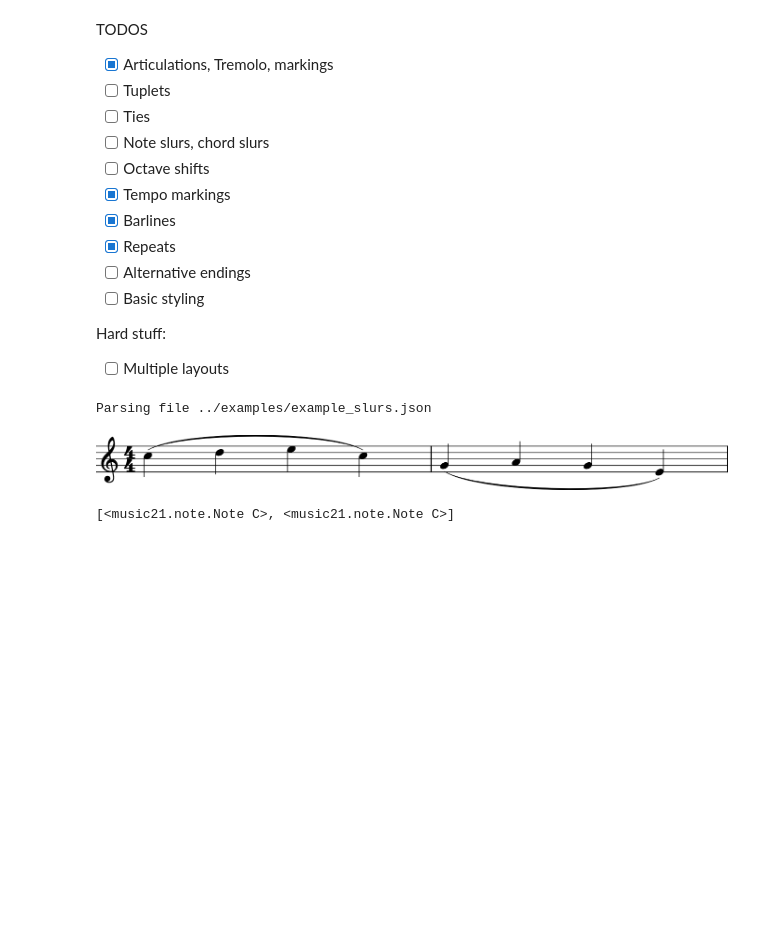
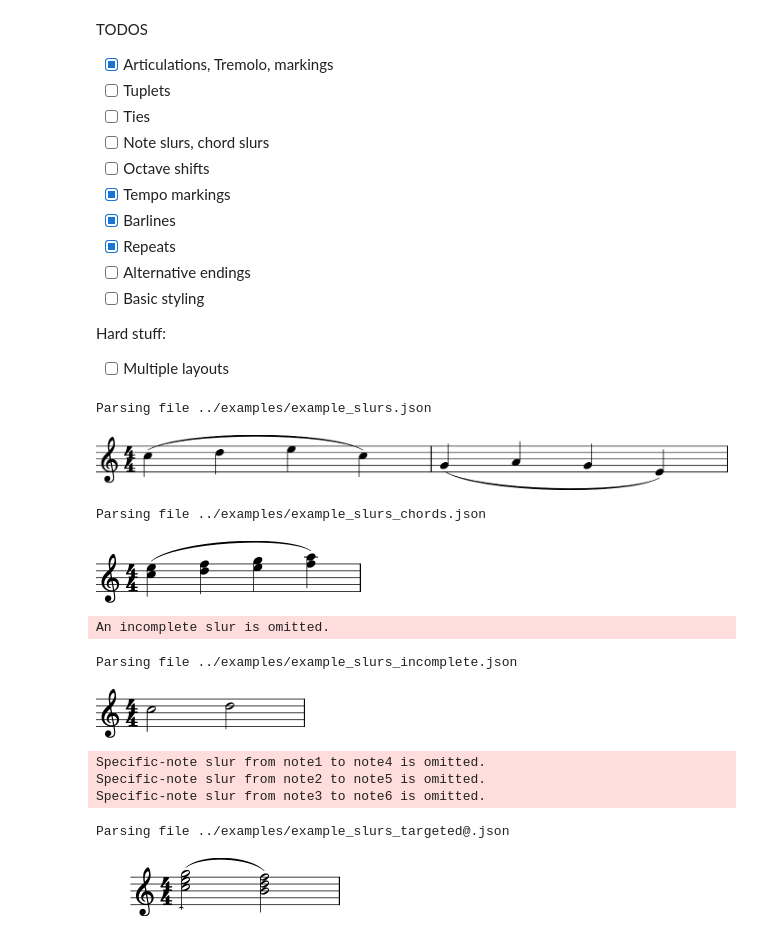
Before and after one commit to tchomphoochan/mnx-music21-converter, a Jupyter notebook: src/test-convert-all.ipynb, the cells around one changed output. Saved outputs shown, nothing was run; the diff lists cells and outputs as text; code cells hidden in the pictures; blank space fills up the shorter version.

Commit message:
Slurs

```diff
--- a/src/test-convert-all.ipynb
+++ b/src/test-convert-all.ipynb
@@ -24,31 +24,40 @@ Hard stuff:
 # %%
 import os
 import sys
 
 example_path = '../examples'
 filenames = [
     # 'bach_minuet.json',
     # 'example_repeats.json',
-    # 'example_repeats_alternate_endings_advanced@.json',
-    "example_slurs.json"
+    # 'example_repeats_alternate_endings_advanced@.json
+    "example_slurs.json",
+    "example_slurs_chords.json",
+    "example_slurs_targeted@.json",
+    "example_slurs_incomplete.json"
 ]
 for filename in sorted(filenames):
     infilepath = os.path.join(example_path, filename)
     try:
         with open(infilepath, "r") as f:
             inp = f.read()
         print(f"Parsing file {infilepath}")
         out = converter.parse(inp, format='mnx')
         out.show()
         # out.show('t', makeNotation=False)
     except BaseException as ex:
         print(f"Error parsing file {infilepath}")
         print(ex)
         print("")
 # %% [output]
 Parsing file ../examples/example_slurs.json
 [figure]
+Parsing file ../examples/example_slurs_chords.json
+[figure, added]
+An incomplete slur is omitted.
+Parsing file ../examples/example_slurs_incomplete.json
+[figure, added]
+Specific-note slur from note1 to note4 is omitted.
+Specific-note slur from note2 to note5 is omitted.
+Specific-note slur from note3 to note6 is omitted.
+Parsing file ../examples/example_slurs_targeted@.json
+[figure, added]
-# %%
-out.parts[0][0][5].getSpannedElements()
-# %% [output]
-[<music21.note.Note C>, <music21.note.Note C>]
```
Also changed, not shown: 1 other file.
